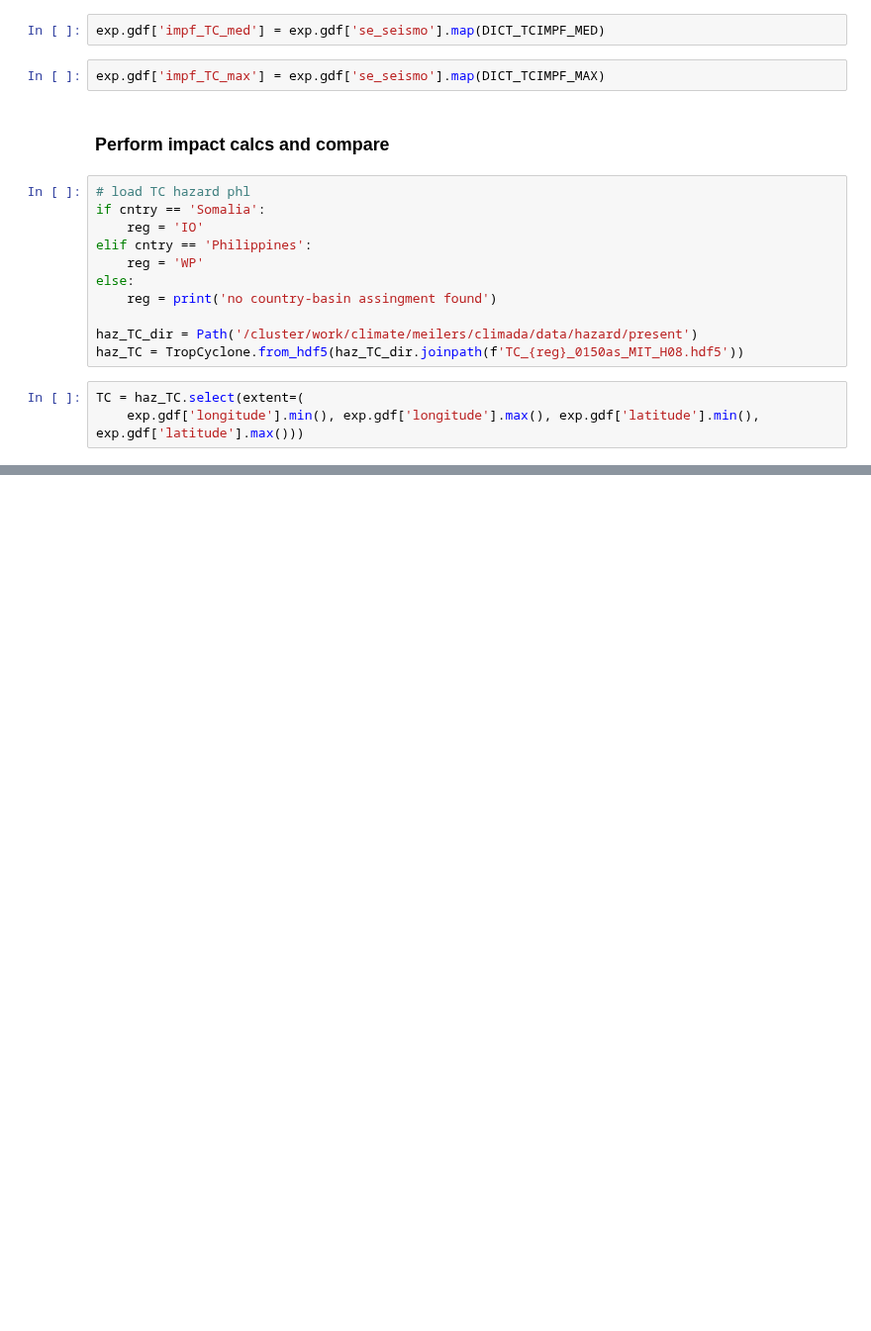
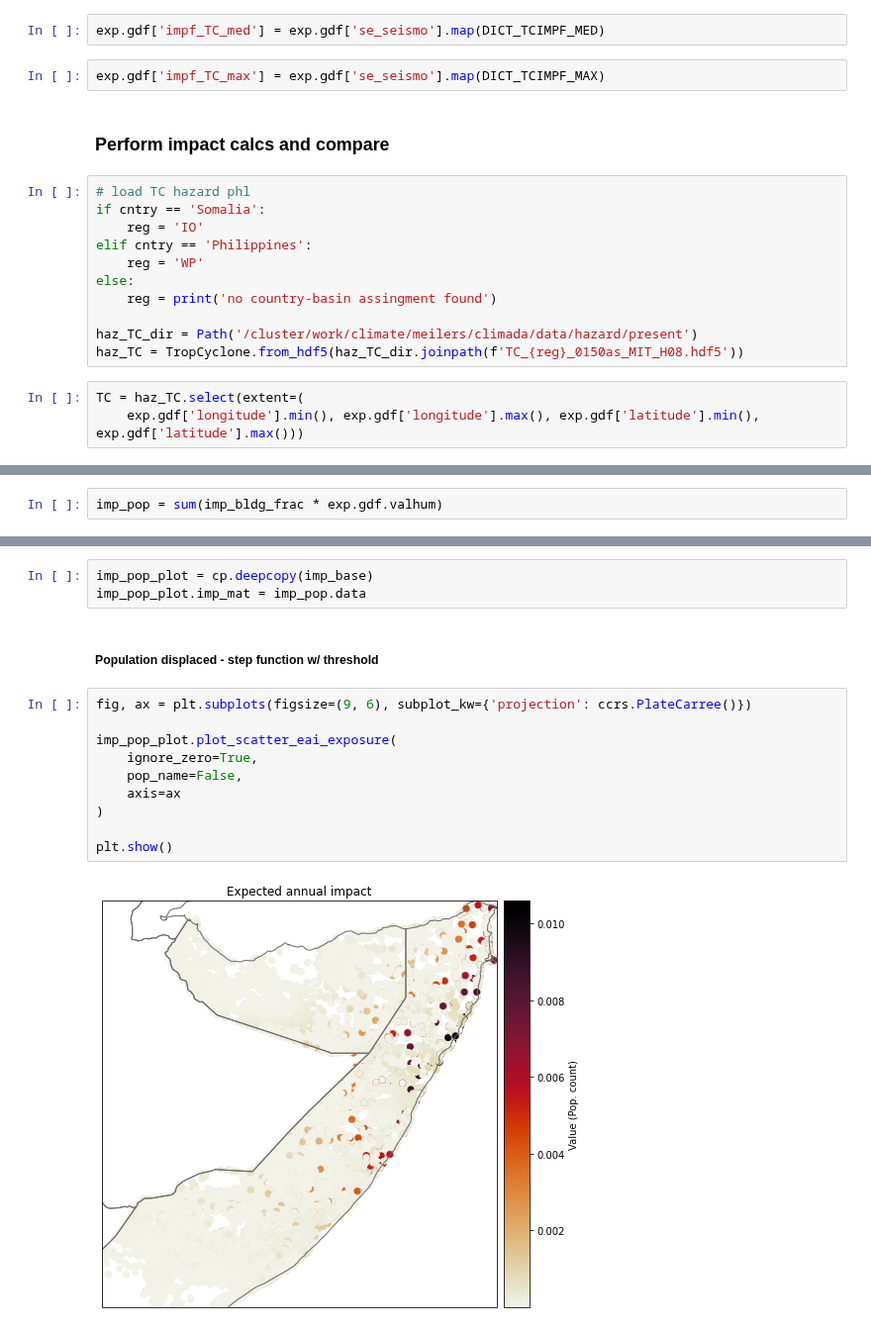
Before and after one commit to Evelyn-M/global-displacement-risk, a Jupyter notebook: doc/tutorial_building-fraction-impacts.ipynb, the cells around one changed output, grey strips where cells are left out. Shown at 99% size. Drawn from its saved outputs; the diff is of its cells as text; blank space fills up the shorter version.

```diff
--- a/doc/tutorial_building-fraction-impacts.ipynb
+++ b/doc/tutorial_building-fraction-impacts.ipynb
@@ -509,0 +533,2 @@ print(imp_base.aai_agg, imp_min.aai_agg, imp_med.aai_agg, imp_max.aai_agg)
+# %%
+imp_pop = sum(imp_bldg_frac * exp.gdf.valhum)
@@ -509,0 +650,17 @@ print(imp_base.aai_agg, imp_min.aai_agg, imp_med.aai_agg, imp_max.aai_agg)
+# %%
+imp_pop_plot = cp.deepcopy(imp_base)
+imp_pop_plot.imp_mat = imp_pop.data
+# %% [markdown]
+##### Population displaced - step function w/ threshold
+# %%
+fig, ax = plt.subplots(figsize=(9, 6), subplot_kw={'projection': ccrs.PlateCarree()})
+
+imp_pop_plot.plot_scatter_eai_exposure(
+    ignore_zero=True,
+    pop_name=False,
+    axis=ax
+)
+
+plt.show()
+# %% [output]
+[figure, added]
```
Also changed, not shown: parts of 43 cells of this notebook.
